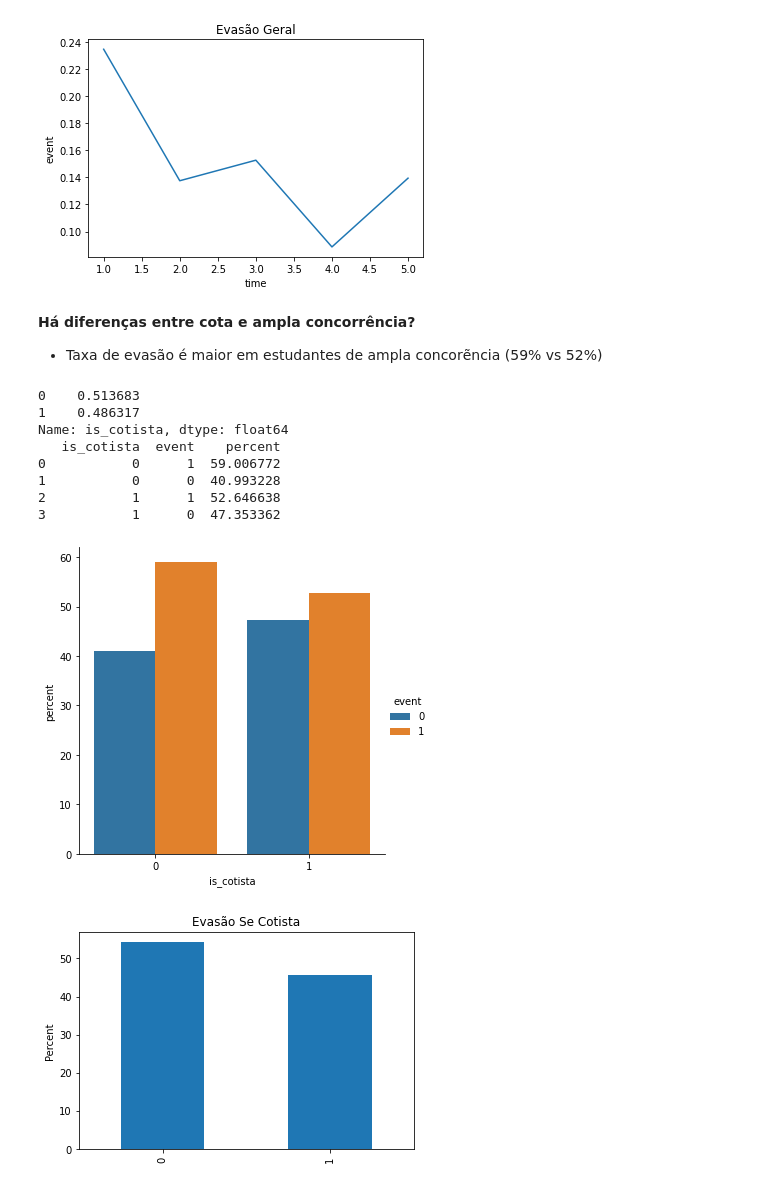
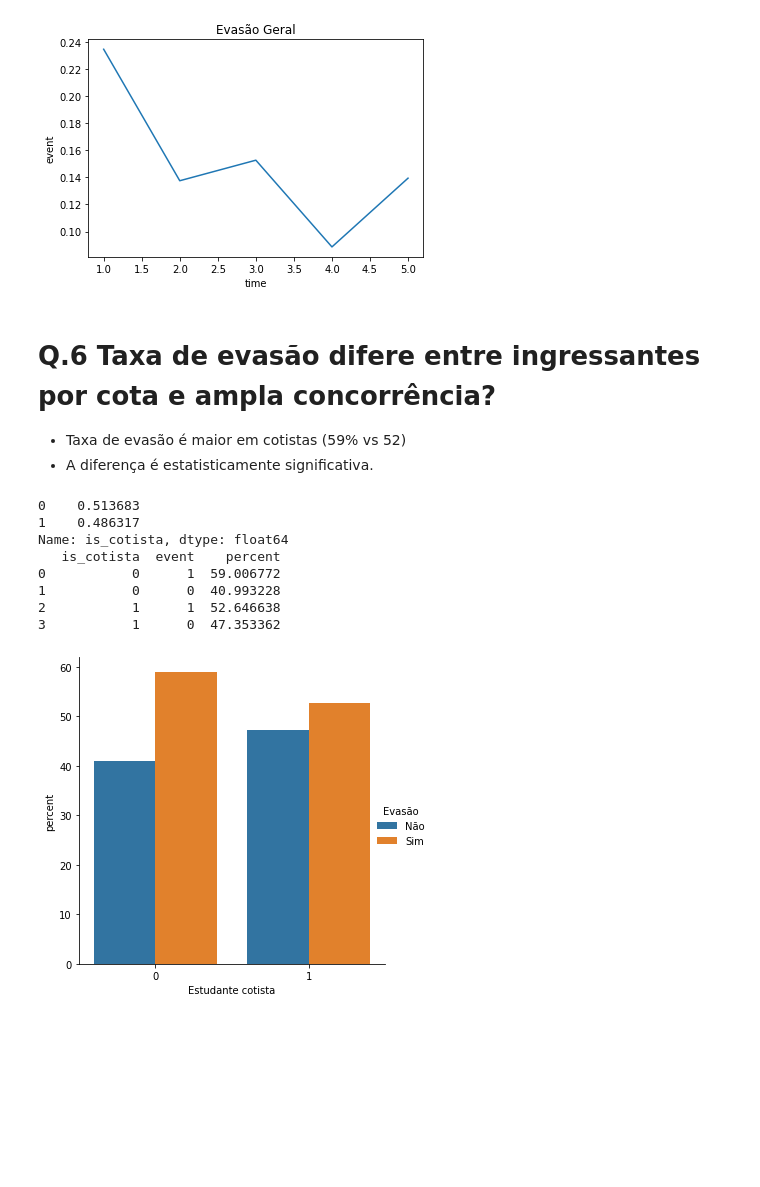
Before and after one commit to rlopes404/dropout, a Jupyter notebook: Dropout-CAHL.ipynb, the cells around one changed output. Drawn from its saved outputs; the diff is of its cells as text; code cells hidden in the pictures; blank space fills up the shorter version.

```diff
--- a/Dropout-CAHL.ipynb
+++ b/Dropout-CAHL.ipynb
@@ -5,12 +7,20 @@ import numpy as np
 import seaborn as sns
 import matplotlib.pyplot as plt
 
-def plot_percentage(df, x, y):
+def plot_percentage(df, x, y, xlabel):
     counts = df.groupby(x)[y].value_counts(normalize=True).mul(100).rename('percent').reset_index()
     print(counts)
-    sns.catplot(x=x, y='percent', hue=y, data=counts, kind='bar')
+    g = sns.catplot(x=x, y='percent', hue=y, data=counts, kind='bar')
+
+    g.set(xlabel = xlabel)
+
+    new_title = 'Evasão'
+    g._legend.set_title(new_title)
+    # replace labels
+    new_labels = ['Não', 'Sim']
+    for t, l in zip(g._legend.texts, new_labels): t.set_text(l)
     plt.show()
 
-df = pd.read_csv('ze_final.csv')
+df = pd.read_csv('../ze_final.csv')
 # %%
 df = df[df['centro'] == 'CAHL']
@@ -186,34 +215,26 @@ ax.set(title='Evasão Geral')
 [Text(0.5, 1.0, 'Evasão Geral')]
 [figure]
 # %% [markdown]
-**Há diferenças entre cota e ampla concorrência?**
+# Q.6 Taxa de evasão difere entre ingressantes por cota e ampla concorrência?
 
-- Taxa de evasão é maior em estudantes de ampla concorẽncia (59% vs 52%)
+- Taxa de evasão é maior em cotistas (59% vs 52)
+- A diferença é estatisticamente significativa.
 # %%
 idx = df['time'] == df.groupby('matricula')['time'].transform('max')
 
 print(df[idx]['is_cotista'].value_counts(normalize=True))
 
-plot_percentage(df[idx], 'is_cotista', 'event')
+plot_percentage(df[idx], 'is_cotista', 'event', 'Estudante cotista')
 # %% [output]
 0    0.513683
 1    0.486317
 Name: is_cotista, dtype: float64
    is_cotista  event    percent
 0           0      1  59.006772
 1           0      0  40.993228
 2           1      1  52.646638
 3           1      0  47.353362
-[figure, old version]
+[figure, new version]
-# %%
-idx = df['event'] == 1
-
-ax = df.loc[idx, 'is_cotista'].value_counts(normalize=True).mul(100).plot.bar()
-ax.set(ylabel="Percent")
-ax.set(title='Evasão Se Cotista')
-plt.show()
-# %% [output]
-[figure, removed]
 # %%
 data = df.groupby(['time','is_cotista']).agg({'event':'mean'}).reset_index()
 ax = sns.relplot(x='time', y='event', data=data, hue='is_cotista',  kind="line")
```
Also changed, not shown: parts of 35 cells of this notebook, 4 other files.
